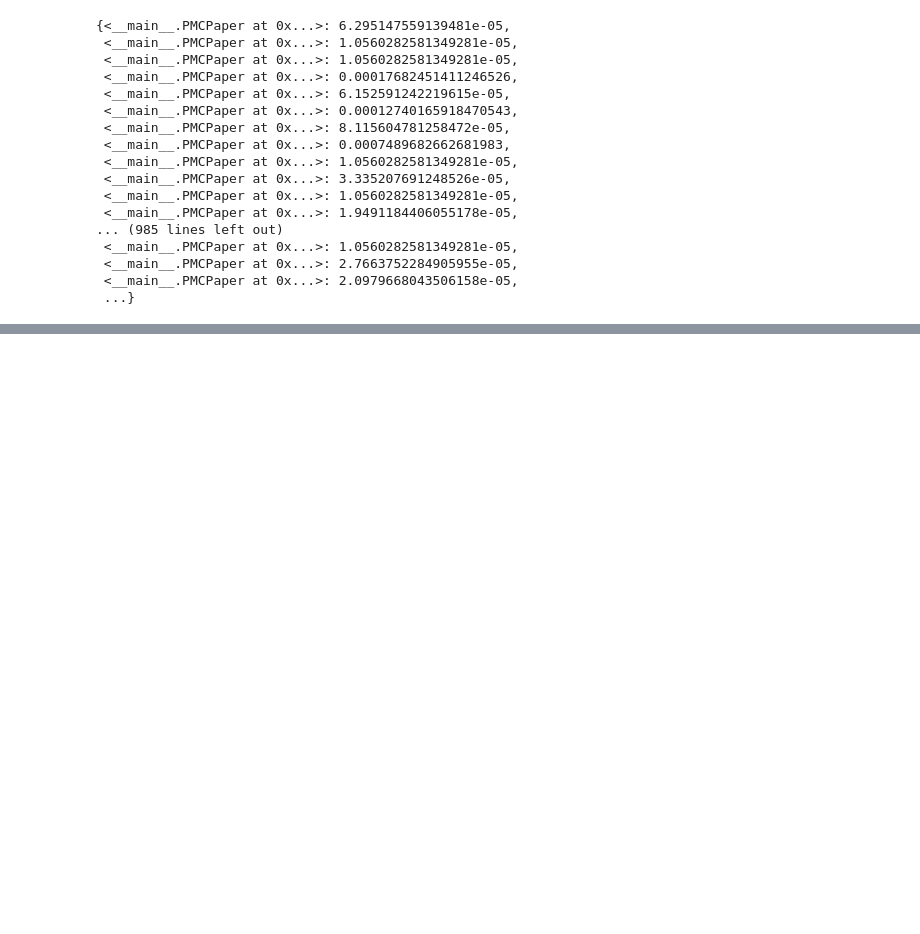
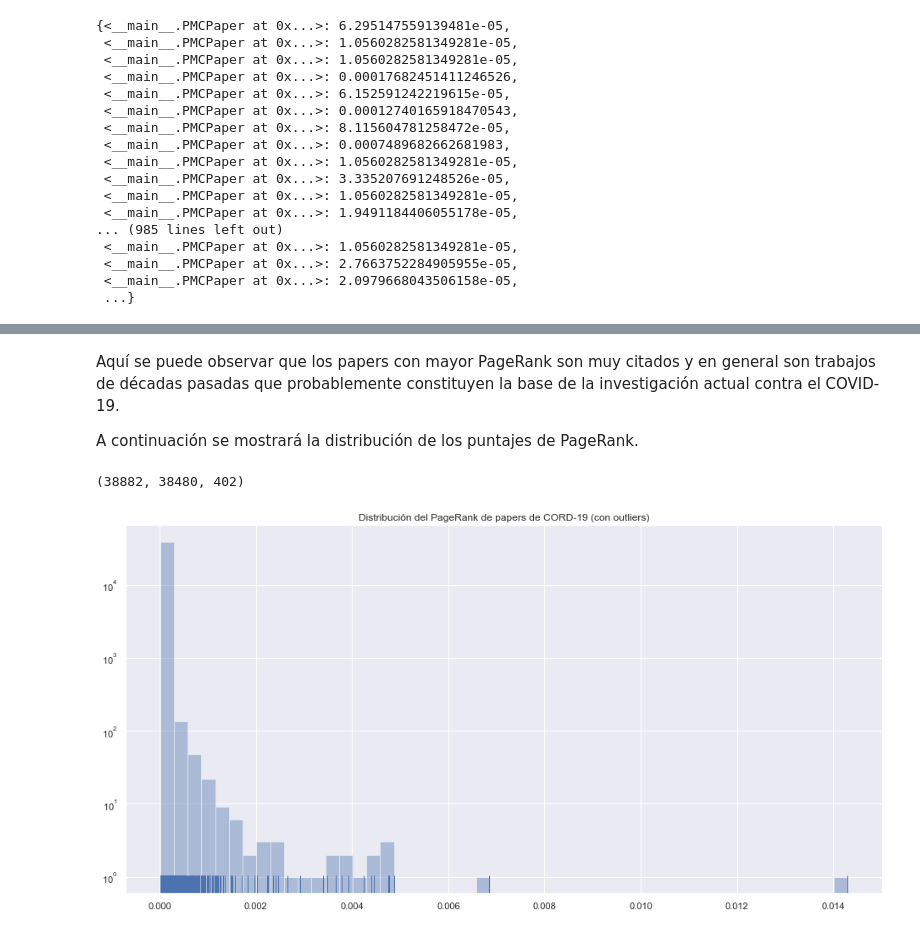
Before and after one commit to Inria-Chile/risotto, a Jupyter notebook: 01_references.ipynb, the cells around one changed output, grey strips where cells are left out. Cells and saved outputs as stored; diff of their text form; code cells hidden in the pictures; blank space fills up the shorter version.

```diff
--- a/01_references.ipynb
+++ b/01_references.ipynb
@@ -480,6 +480,6 @@ pr
  <__main__.PMCPaper at 0x...>: 2.0979668043506158e-05,
  ...}
 # %%
-sorted_pr = [k for k, _ in sorted(pr.items(), key=lambda item: item[1], reverse=True)]
+sorted_pr = {k: v for k, v in sorted(pr.items(), key=lambda item: item[1], reverse=True)}
 sorted_pr
 # %% [output]
@@ -524,0 +523,27 @@ Cuál es la distribució
+# %% [markdown]
+Aquí se puede observar que los papers con mayor PageRank son muy citados y en general son trabajos de décadas pasadas que probablemente constituyen la base de la investigación actual contra el COVID-19.
+
+A continuación se mostrará la distribución de los puntajes de PageRank.
+# %%
+import numpy as np
+
+pr_values = np.array(list(sorted_pr.values()))
+
+# Remover outliers
+pr_mean = np.mean(pr_values)
+pr_std = np.std(pr_values)
+pr_distance = abs(pr_values - pr_mean)
+max_std = 1.5
+pr_not_outlier = pr_distance < max_std * pr_std
+pr_no_outliers = pr_values[pr_not_outlier]
+
+len(pr_values), len(pr_no_outliers), len(pr_values) - len(pr_no_outliers)
+# %% [output]
+(38882, 38480, 402)
+# %%
+fig = plt.figure(figsize=(16, 8))
+ax = sns.distplot(pr_values, kde=False, rug=True)
+ax.set(title="Distribución del PageRank de papers de CORD-19 (con outliers)", yscale="log")
+pass
+# %% [output]
+[figure, added]
```
Also changed, not shown: parts of 5 cells of this notebook.
